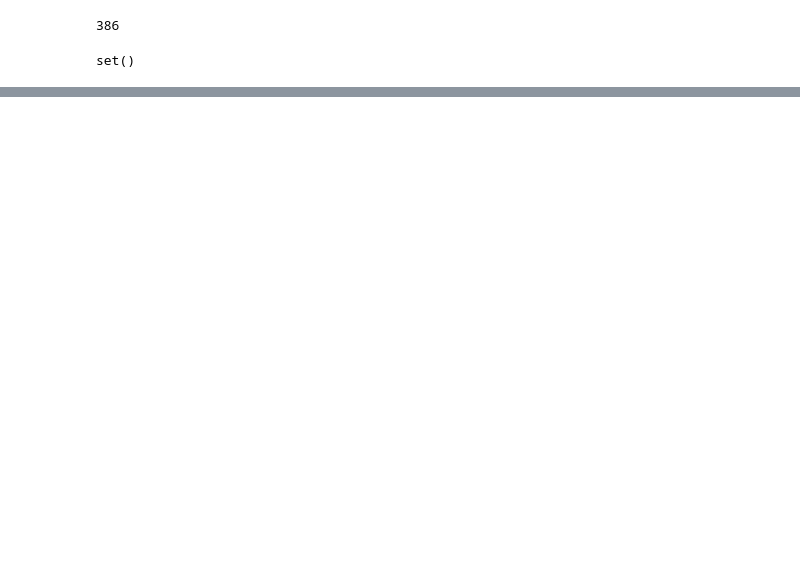
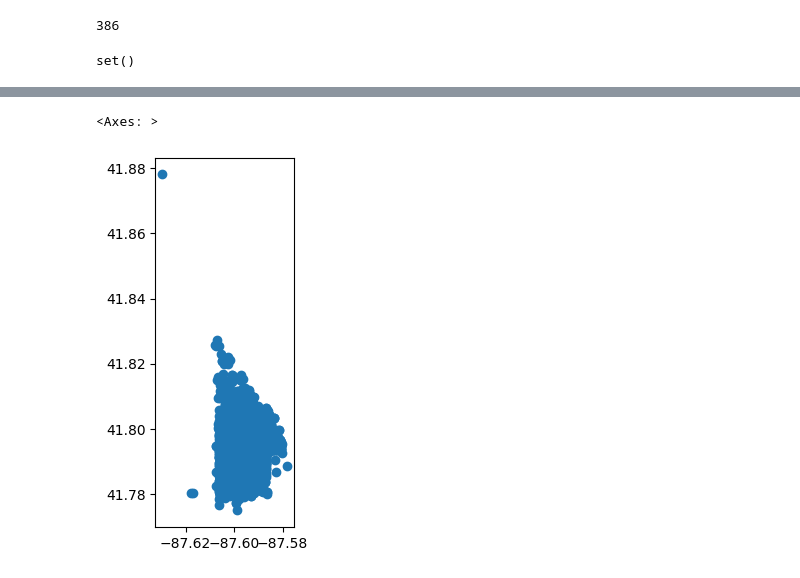
Before and after one commit to michplunkett/one-offs, a Jupyter notebook: notebooks/ucpd_cluster_analysis.ipynb, the cells around one changed output, grey strips where cells are left out. Saved outputs shown, nothing was run; the diff lists cells and outputs as text; code cells hidden in the pictures; blank space fills up the shorter version.

```diff
--- a/notebooks/ucpd_cluster_analysis.ipynb
+++ b/notebooks/ucpd_cluster_analysis.ipynb
@@ -522,0 +576,5 @@ narcotics = {
+# %%
+violence["All"].plot()
+# %% [output]
+<Axes: >
+[figure, added]
```
Also changed, not shown: parts of 8 cells of this notebook.
